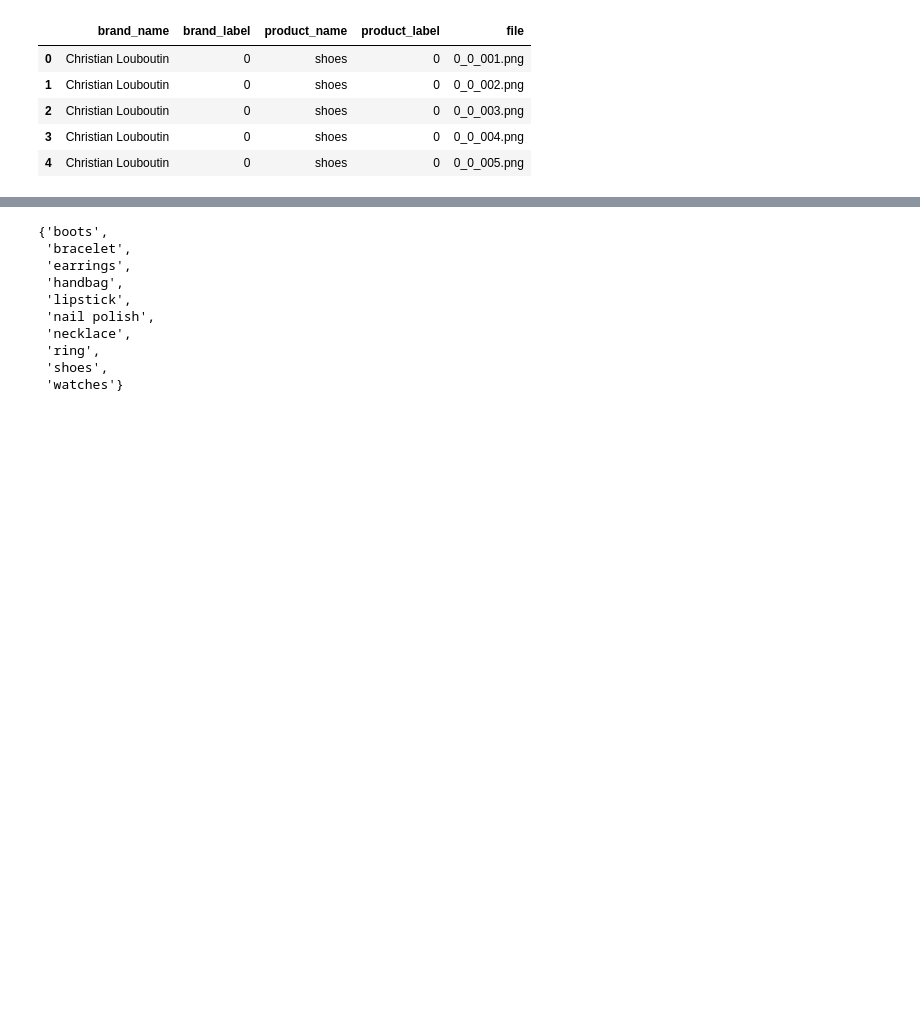
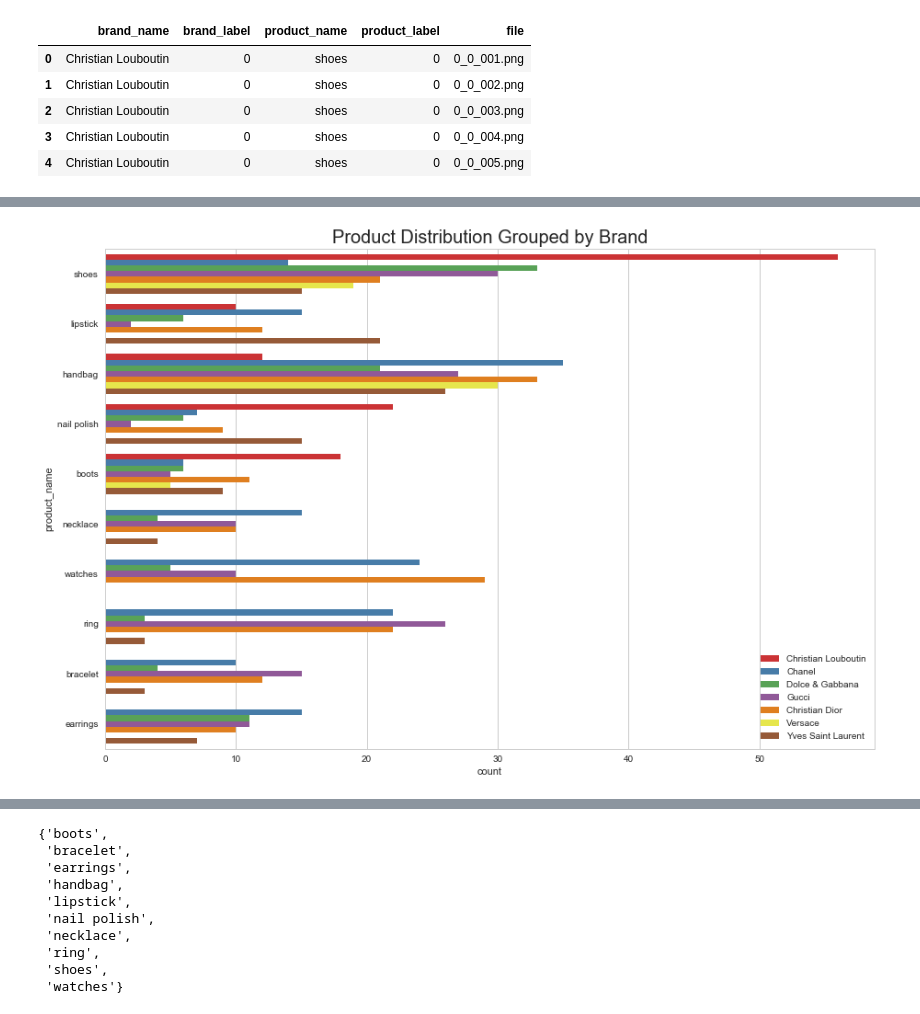
Before and after one commit to OlgaBelitskaya/deep_learning_projects, a Jupyter notebook: DL_PP4/DL_PP4.ipynb, the cells around one changed output, grey strips where cells are left out. Drawn from its saved outputs; the diff is of its cells as text; code cells hidden in the pictures; blank space fills up the shorter version.

```diff
--- a/DL_PP4/DL_PP4.ipynb
+++ b/DL_PP4/DL_PP4.ipynb
@@ -126,3 +138,13 @@ data.head()
+# %%
+hide_code
+# Plot product distribution grouped by brand
+plt.figure(figsize=(15,10))
+sns.countplot(y="product_name", hue="brand_name", data=data, palette='Set1')
+plt.legend(loc=4)
+plt.title('Product Distribution Grouped by Brand',
+          fontsize=20);
+# %% [output]
+[figure, added]
 # %%
 hide_code
 # Print unique values of brand names
```
Also changed, not shown: parts of 27 cells of this notebook.
